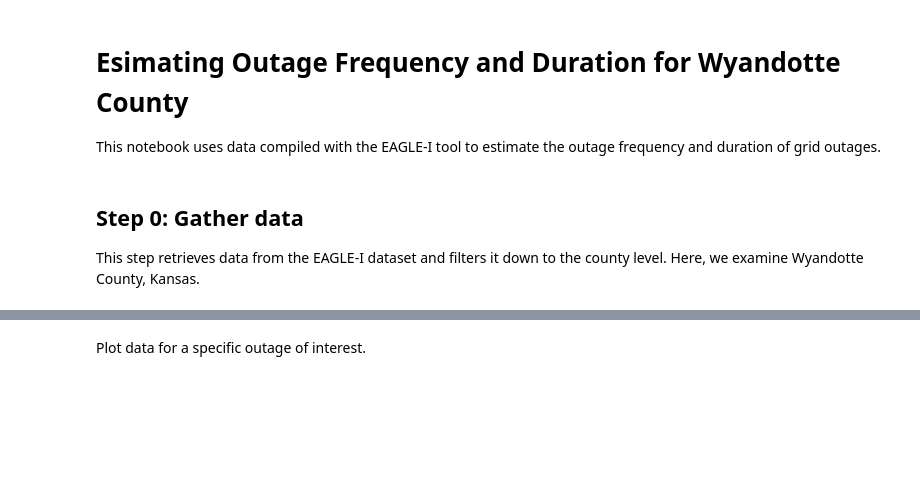
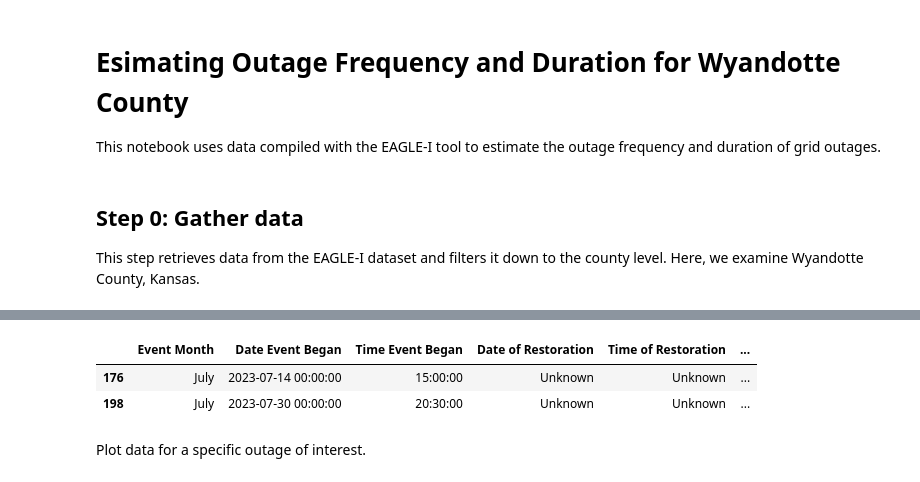
Before and after one commit to ucsusa/2024-kansas-city-analysis, a Jupyter notebook: notebooks/16-outage-frequency.ipynb, the cells around one changed output, grey strips where cells are left out. Drawn from its saved outputs; the diff is of its cells as text; code cells hidden in the pictures; blank space fills up the shorter version.

```diff
--- a/notebooks/16-outage-frequency.ipynb
+++ b/notebooks/16-outage-frequency.ipynb
@@ -55,0 +65,2 @@ KeyboardInterrupt:
+# %%
+df = pd.read_excel("https://www.oe.netl.doe.gov/download.aspx?type=OE417XLS&ID=84", skiprows=1)
@@ -56,3 +69,9 @@ KeyboardInterrupt:
+# %%
+df.loc[df['Area Affected'].str.contains("Kansas")].dropna(how='any', axis=0)
+# %% [output]
+|  | Event Month | Date Event Began | Time Event Began | Date of Restoration | Time of Restoration | ... |
+| 176 | July | 2023-07-14 00:00:00 | 15:00:00 | Unknown | Unknown | ... |
+| 198 | July | 2023-07-30 00:00:00 | 20:30:00 | Unknown | Unknown | ... |
 # %%
 wyandotte_outage = outage_2023.loc[(outage_2023.county == 'Wyandotte')]
 # %%
```
Also changed, not shown: parts of 7 cells of this notebook.
